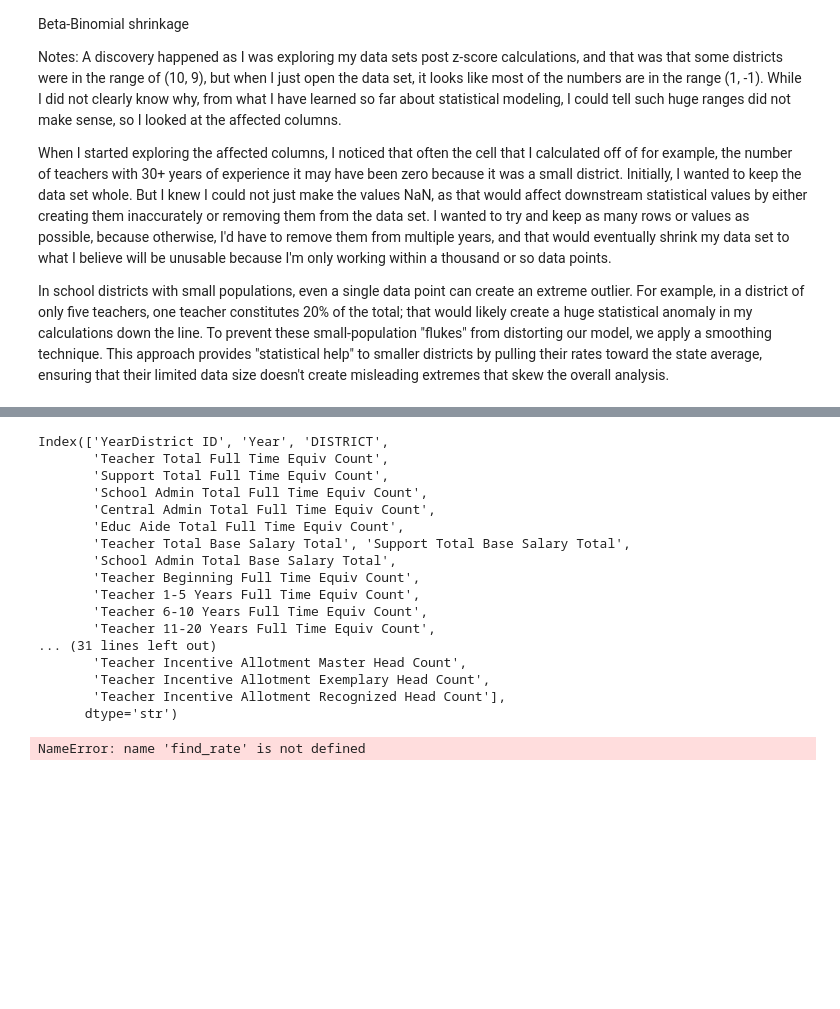
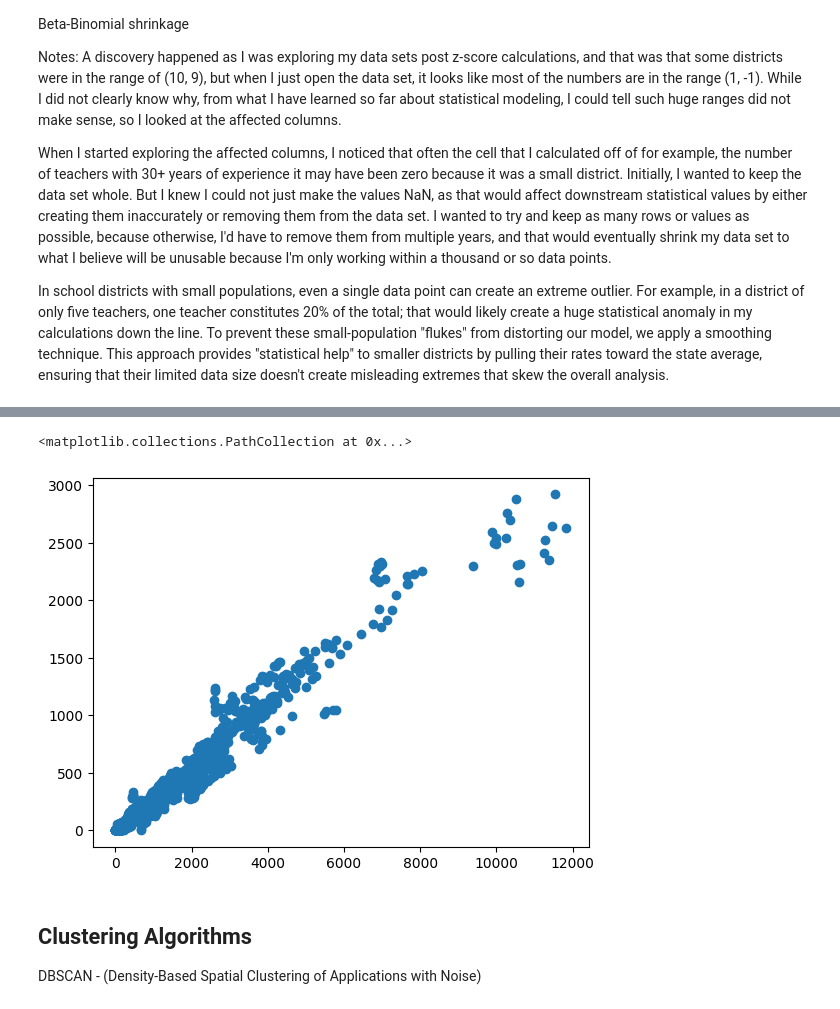
Before and after one commit to CristianS-D/Texas-Education-Data-Analysis, a Jupyter notebook: Clustering.ipynb, the cells around one changed output, grey strips where cells are left out. Saved outputs shown, nothing was run; the diff lists cells and outputs as text; code cells hidden in the pictures; blank space fills up the shorter version.

```diff
--- a/Clustering.ipynb
+++ b/Clustering.ipynb
@@ -157,11 +158,14 @@ def bbm_smoothing(df, trials, successes, fake_trials=100):
 
     # Compute the smoothed rate for each column we are looking at.
     for success in successes:
+        df[success].fillna(0)
         n_trials = df.groupby('Year')[trials].transform('sum')      # Total number of trials
         k_successes = df.groupby('Year')[success].transform('sum')  # Total number of events that meet our criteria
         probability = k_successes/n_trials                          # Rate of successes to trials
         fake_successes = probability*fake_trials                    # Alpha number of added fake successes
-        df[success+"_bbm_smoothed"] = (df[success]+fake_successes)/(df[trials] + fake_trials)
+
+        df[success+"_bbm_smoothed"] = (df[success] + fake_successes)/(df[trials].fillna(0) + fake_trials)
+
 
     return df
 # %%
@@ -203,21 +205 @@ students_2024_df = student_df_1[student_df_1['Year']=='2024']
-# %%
-staff_df_1.columns
-# %% [output]
-Index(['YearDistrict ID', 'Year', 'DISTRICT',
-       'Teacher Total Full Time Equiv Count',
-       'Support Total Full Time Equiv Count',
-       'School Admin Total Full Time Equiv Count',
-       'Central Admin Total Full Time Equiv Count',
-       'Educ Aide Total Full Time Equiv Count',
-       'Teacher Total Base Salary Total', 'Support Total Base Salary Total',
-       'School Admin Total Base Salary Total',
-       'Teacher Beginning Full Time Equiv Count',
-       'Teacher 1-5 Years Full Time Equiv Count',
-       'Teacher 6-10 Years Full Time Equiv Count',
-       'Teacher 11-20 Years Full Time Equiv Count',
-... (31 lines left out)
-       'Teacher Incentive Allotment Master Head Count',
-       'Teacher Incentive Allotment Exemplary Head Count',
-       'Teacher Incentive Allotment Recognized Head Count'],
-      dtype='str')
 # %%
@@ -246,12 +231,11 @@ teacher_eth_numerator = ['Teacher American Indian Full Time Equiv Count',
                         'Teacher White Full Time Equiv Count',
                         'Teacher Two or more races Full Time Equiv Count',]
 # %%
-staff_df_2 = find_rate(staff_df_1, teacher_ep_numerator, 'Teacher Total Full Time Equiv Count')
-staff_df_2 = find_rate(staff_df_2, teacher_edu_numerator,'Teacher Total Full Time Equiv Count')
-staff_df_2 = find_rate(staff_df_2, teacher_eth_numerator,'Teacher Total Full Time Equiv Count')
-staff_df_2 = find_rate(staff_df_2, 'Teacher Total Base Salary Total', 'Teacher Total Full Time Equiv Count')
-staff_df_2 = find_rate(staff_df_2, teacher_pay_numerator, 'Teacher Total Base Salary Total')
+#staff_df_1.fillna(0, inplace=True)
+staff_df_2 = bbm_smoothing(staff_df_1,'Teacher Total Full Time Equiv Count', teacher_ep_numerator)
+#staff_df_2 = bbm_smoothing(staff_df_2, 'Teacher Total Full Time Equiv Count', teacher_edu_numerator,)
+#staff_df_2 = bbm_smoothing(staff_df_2, 'Teacher Total Full Time Equiv Count', teacher_eth_numerator,)
+# staff_df_2 = bbm_smoothing(staff_df_2, 'Teacher Total Base Salary Total', 'Teacher Total Full Time Equiv Count')
+# staff_df_2 = bbm_smoothing(staff_df_2, teacher_pay_numerator, 'Teacher Total Base Salary Total')
 
 staff_df_2 = zscore(staff_df_2)
-# %% [output]
-NameError: name 'find_rate' is not defined
@@ -260,2 +245,10 @@ staff_df_2
 # %%
 # Select Teacher Numerators
+plt.scatter(staff_df_2['Teacher Total Full Time Equiv Count'],staff_df_2['Teacher MS Degree Full Time Equiv Count'] )
+# %% [output]
+<matplotlib.collections.PathCollection at 0x...>
+[figure, added]
+# %% [markdown]
+## Clustering Algorithms
+
+DBSCAN - (Density-Based Spatial Clustering of Applications with Noise)
```
Also changed, not shown: parts of 6 cells of this notebook.
